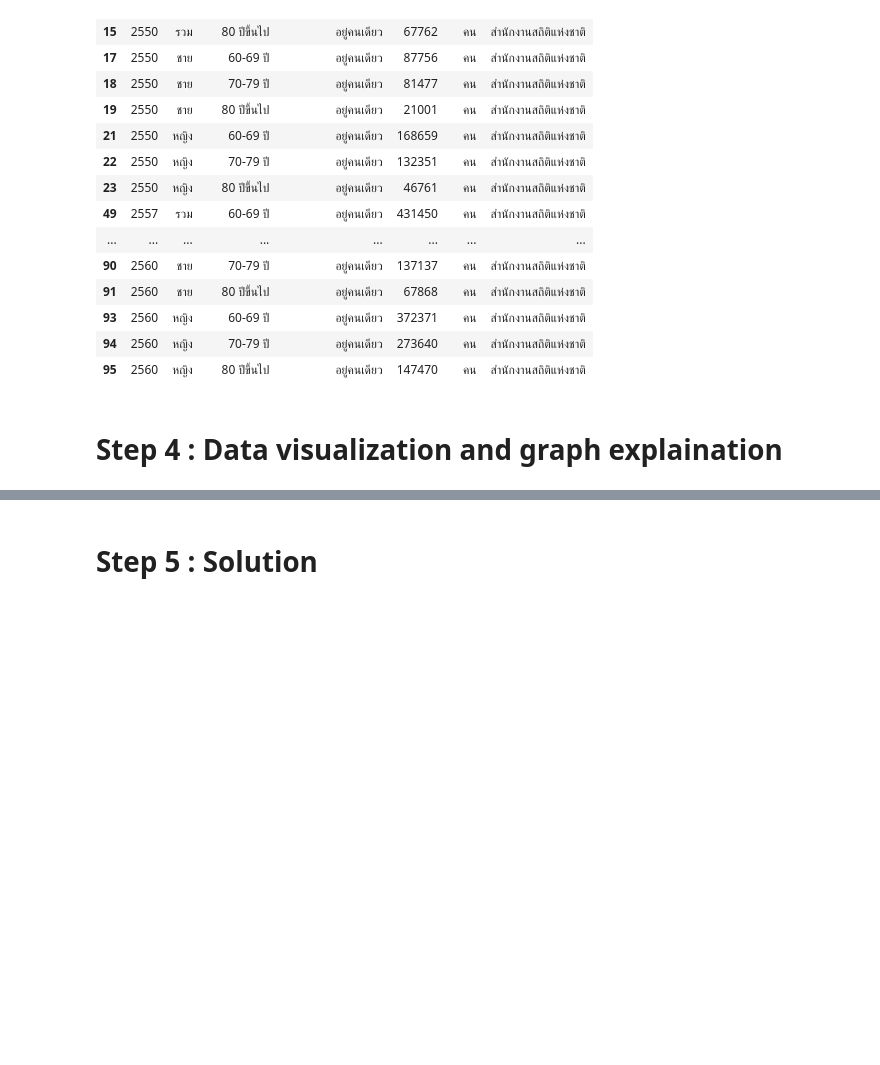
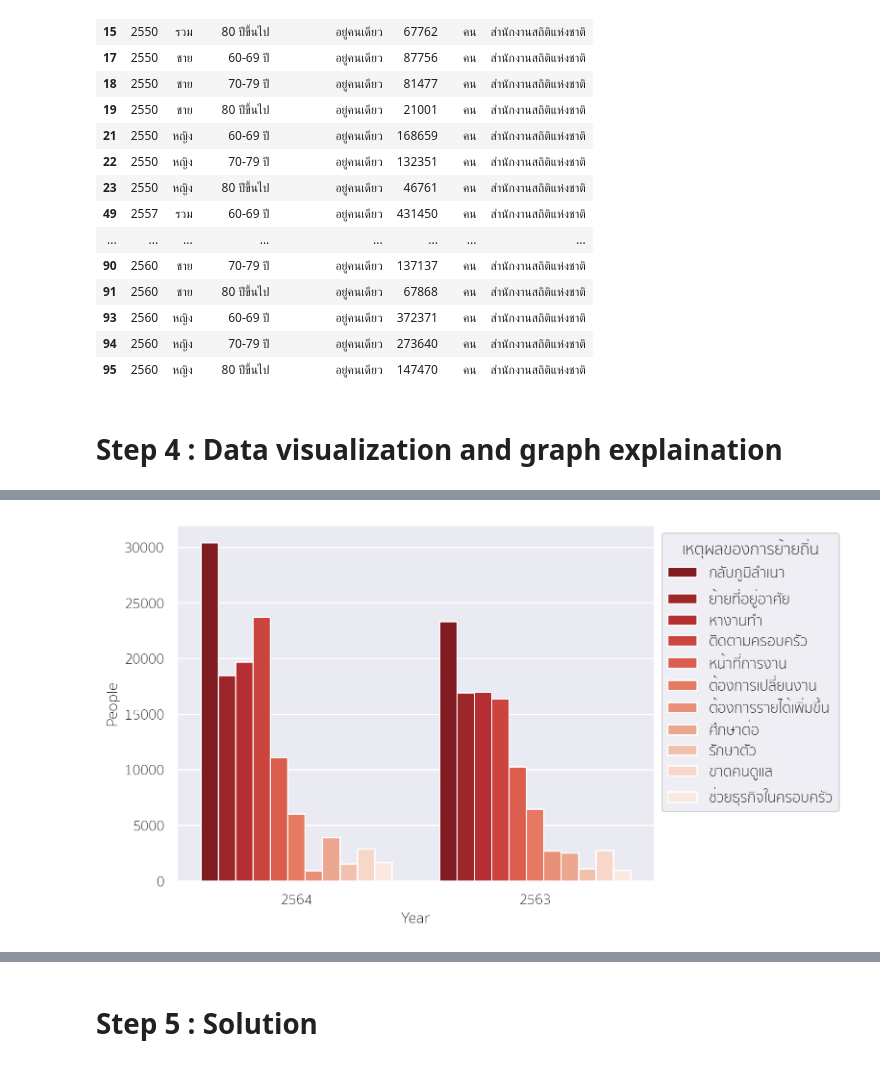
Before and after one commit to Zylink2/Machine_Learning_Project_2, a Jupyter notebook: notebook2.ipynb, the cells around one changed output, grey strips where cells are left out. Drawn from its saved outputs; the diff is of its cells as text; code cells hidden in the pictures; blank space fills up the shorter version.

```diff
--- a/notebook2.ipynb
+++ b/notebook2.ipynb
@@ -425 +498,6 @@ Text(0.5, 1.0, 'Increase of Migration within Thailand across all regions between
+# %%
+migrate_reason = sns.barplot(data = reasons_6364.sort_values('People', ascending=False), x="Year", y="People", hue = "เหตุผลของการย้ายถิ่น", errorbar=None, palette="Reds_r")
+sns.move_legend(migrate_reason, "upper left", bbox_to_anchor=(1, 1))
+# %% [output]
+[figure, added]
 # %%
```
Also changed, not shown: parts of 19 cells of this notebook.
